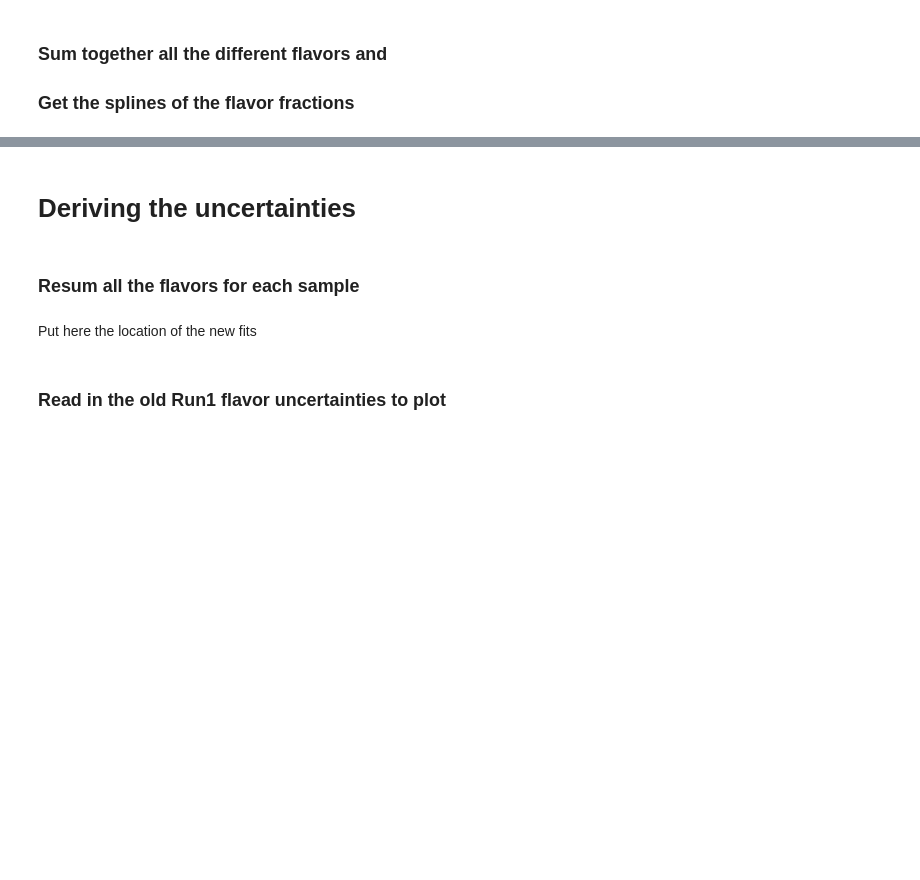
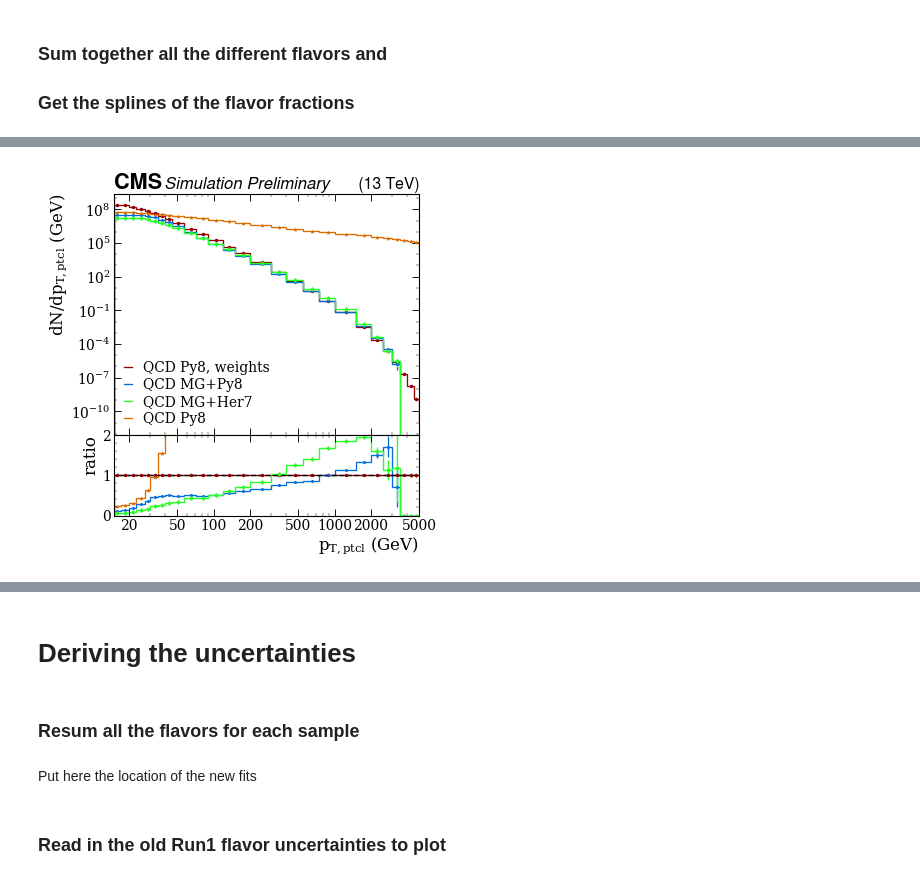
Before and after one commit to dsidirop1/JMECoffea, a Jupyter notebook: flavor_fractions_and_uncertainties.ipynb, the cells around one changed output, grey strips where cells are left out. Saved outputs shown, nothing was run; the diff lists cells and outputs as text; code cells hidden in the pictures; blank space fills up the shorter version.

```diff
--- a/flavor_fractions_and_uncertainties.ipynb
+++ b/flavor_fractions_and_uncertainties.ipynb
@@ -142,0 +85,95 @@ get_xsec_dict('_L5_Herwig-TTBAR', dataset_dictionary)
+# %%
+from fileNames.available_datasets import legend_labels
+
+eta_idx = jeteta_bins.get_bin_idx(0)
+samples = ['QCD', 'DY', 'TTBAR']
+Her_samples = ['QCD-MG-Her', 'DY-MG-Her', 'Herwig-TTBAR']
+Py_samples = ['QCD-MG-Py', 'DY-MG-Py', 'Pythia-TTBAR']
+
+Her_legends = ['QCD MG+Her7', 'DY MG+Her7', legend_labels["ttbar"]["lab"]+' Pow+Her7']
+Py_legends = ['QCD MG+Py8', 'DY MG+Py8', legend_labels["ttbar"]["lab"]+' Pow+Py8']
+# samples = ['QCD', 'DY', 'TTBAR']
+# Her_samples = ['_QCD-MG-Py_3rd_jet', '_DY-MG-Her', '_Herwig-TTBAR']
+# Py_samples = ['_QCD-Py_3rd_jet', '_DY-MG-Py', '_Pythia-TTBAR'] #_sel_67ac6c3
+
+qfrac_dict = {}
+qfrac_var_dict = {}
+qfrac_spline_dict = {}
+# qfrac_spline_dict2 = {}
+qfrac_spline_dict2D = {}
+legend_labels = []
+flavors = ['g', 'c', 'b', 'ud', 's', 'unmatched'] if include_unmatched==True else ['g', 'c', 'b', 'ud', 's']
+if not combine_antiflavour:
+    flavors = get_flavor_antiflavor_list(flavors)
+flavors_to_obtain = flavors+['all'] if include_unmatched==True else flavors
+
+saveplot = include_unmatched if combine_antiflavour else True
+
+# for ii in range(len(samples)):
+for ii in range(1):
+    sampHer = Her_samples[ii]
+    sampPy = Py_samples[ii]
+    legenddict = {sampPy:Py_legends[ii], sampHer:Her_legends[ii] }
+    samp = samples[ii]
+    sample_plot = {}
+    hists_rebinned_dict = {}
+    Neffs = {}
+
+#     for sample in [sampPy, sampHer]:
+#     for sample in ['QCD-Py_genwt', 'QCD-MG-Py', 'QCD-Py']:
+    for sample in ['QCD-Py_genwt_test', 'QCD-MG-Py_test', 'QCD-MG-Her_test', 'QCD-Py_test']:
+        output = get_output(sample)
+        file_dict, legend_label = get_xsec_dict(sample, dataset_dictionary)
+        output = sum_output(output, sample, file_dict)
+        hists = combine_flavors(output, flavors_to_obtain, sumeta=False, combine_antiflavour=combine_antiflavour)
+#         check_bins(hists[flavors[0]], jeteta_bins, pt_bins)
+        Neffs[sample] = output['sum_weights']['sum_weights'].value
+        hists_rebinned = {flav: rebin_hist(sum_neg_pos_eta(hists[flav]), 'jeteta', jeteta_bins.edges) for flav in hists.keys() }
+        if include_unmatched==False: #recalculate the all
+            hists_rebinned['all'] = sum([hists_rebinned[flav] for flav in flavors])
+        hists_rebinned_dict[sample] = hists_rebinned
+        hists_vals = {}
+        for flav in hists_rebinned.keys():
+            vals = hists_rebinned[flav].values().copy()
+            vals[vals==0] = np.nan
+            hists_vals[flav] = vals
+        qfracs = {flav: hists_vals[flav]/hists_vals['all'] for flav in flavors}
+#         qfracs_var = {flav: hists_rebinned[flav].variances()/hists_rebinned['all'].variances() for flav in flavors}
+        qfrac_var_all = hists_rebinned['all'].variances()/hists_vals['all']**2
+        qfrac_var = {}
+        for flav in flavors:
+            qfrac_var[flav] = qfracs[flav]**2*(hists_rebinned[flav].variances()/hists_vals[flav]**2 + qfrac_var_all**2)
+        Efrac_splines = {key:
+                         np.array([get_spline(qfracs[key][:,eta_idx], pt_bins)
+                          for eta_idx in range(jeteta_bins.nbins)
+                         ])
+                        for key in qfracs.keys()
+                        }
+        Efrac_2Dsplines = {key: RegularGridInterpolator((np.log10(pt_bins.centres), jeteta_bins.centres), qfracs[key], fill_value=None)
+                          for key in qfracs.keys()}
+
+#         yval = qfracs['g'][:,0]
+
+#         Efrac_fit_dict[sample] = Efrac_fits
+        qfrac_dict[sample] = qfracs
+        qfrac_var_dict[sample] = qfrac_var
+        zero_spline = get_spline(np.array([1e-15]*pt_bins.nbins), pt_bins)
+        if add_composed_flav:
+            Efrac_splines['q'] = np.array([zero_spline]*jeteta_bins.nbins)
+            if not combine_antiflavour:
+                Efrac_splines['qbar'] = np.array([zero_spline]*jeteta_bins.nbins)
+            qfrac_spline_dict[sample] = FlavorFractions(Efrac_splines, eta_binning) #Efrac_splines #Efrac_2Dsplines
+#         qfrac_spline_dict2[sample] = Efrac_splines
+
+        qfrac_spline_dict2D[sample] = Efrac_2Dsplines
+        sample_plot[sample] = [qfracs, qfrac_var, Efrac_splines, Efrac_2Dsplines]
+        legend_labels.append(legend_label) if sample != 'QCD-Py_genwt_test' else legend_labels.append(legend_label+', weights')
+
+    ### to make
+    hists_rebinned_dict['QCD-MG-Her_test'] = hist_mult(hists_rebinned_dict['QCD-MG-Her_test'], Neffs['QCD-MG-Py_test']/Neffs['QCD-MG-Her_test'])
+    plot_spectra(hists_rebinned_dict, legend_labels, 'all', eta_idx, jeteta_bins, pt_bins, saveplot=True, plotvspt=True)
+#         correction_dict[sample] = {flav: read_corrections(sample, flav) for flav in flavors}
+
+if add_composed_flav:
+    flavors=flavors[:3]+['q']+flavors[3:] if combine_antiflavour else flavors+['q', 'qbar']
+# %% [output]
@@ -142,0 +181 @@ get_xsec_dict('_L5_Herwig-TTBAR', dataset_dictionary)
+[figure, added]
```
Also changed, not shown: parts of 42 cells of this notebook, 13 other files.
